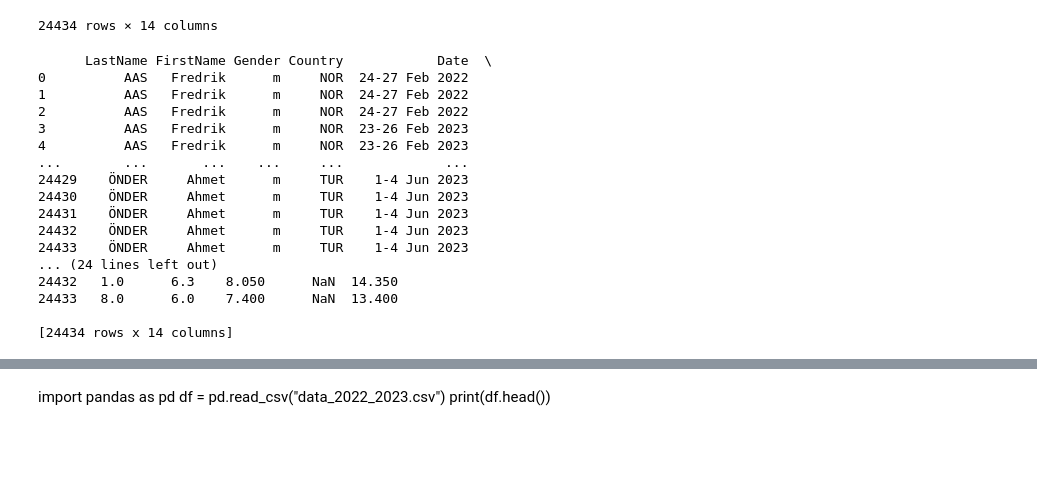
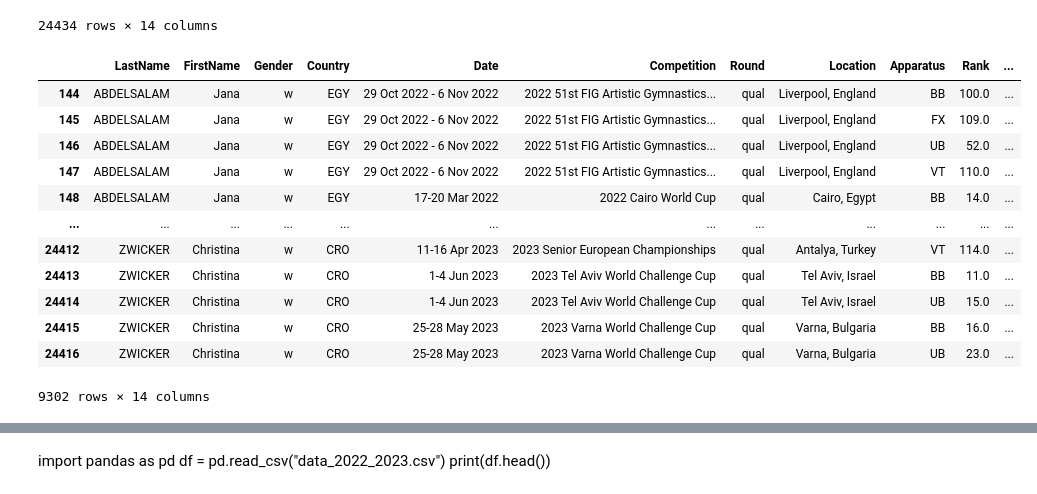
Before and after one commit to megaminding/gymnastics, a Jupyter notebook: index.ipynb, the cells around one changed output, grey strips where cells are left out. Cells and saved outputs as stored; diff of their text form; code cells hidden in the pictures; blank space fills up the shorter version.

```diff
--- a/index.ipynb
+++ b/index.ipynb
@@ -20,4 +20,20 @@ maindf
 # %%
 maindf.dropna(inplace=True, subset=[ 'Apparatus', 'Score', 'Country', 'D_Score', "E_Score"])
 maindf.loc[maindf['Apparatus'] == 'VT1', 'Apparatus'] = 'VT'
 maindf.loc[maindf['Apparatus'] == 'VT2', 'Apparatus'] = 'VT'
+maindf = maindf[maindf['Gender'] == 'w']
+maindf
+# %% [output]
+|  | LastName | FirstName | Gender | Country | Date | Competition | Round | Location | Apparatus | Rank | ... |
+| 144 | ABDELSALAM | Jana | w | EGY | 29 Oct 2022 - 6 Nov 2022 | 2022 51st FIG Artistic Gymnastics... | qual | Liverpool, England | BB | 100.0 | ... |
+| 145 | ABDELSALAM | Jana | w | EGY | 29 Oct 2022 - 6 Nov 2022 | 2022 51st FIG Artistic Gymnastics... | qual | Liverpool, England | FX | 109.0 | ... |
+| 146 | ABDELSALAM | Jana | w | EGY | 29 Oct 2022 - 6 Nov 2022 | 2022 51st FIG Artistic Gymnastics... | qual | Liverpool, England | UB | 52.0 | ... |
+| 147 | ABDELSALAM | Jana | w | EGY | 29 Oct 2022 - 6 Nov 2022 | 2022 51st FIG Artistic Gymnastics... | qual | Liverpool, England | VT | 110.0 | ... |
+| 148 | ABDELSALAM | Jana | w | EGY | 17-20 Mar 2022 | 2022 Cairo World Cup | qual | Cairo, Egypt | BB | 14.0 | ... |
+| ... | ... | ... | ... | ... | ... | ... | ... | ... | ... | ... | ... |
+| 24412 | ZWICKER | Christina | w | CRO | 11-16 Apr 2023 | 2023 Senior European Championships | qual | Antalya, Turkey | VT | 114.0 | ... |
+| 24413 | ZWICKER | Christina | w | CRO | 1-4 Jun 2023 | 2023 Tel Aviv World Challenge Cup | qual | Tel Aviv, Israel | BB | 11.0 | ... |
+| 24414 | ZWICKER | Christina | w | CRO | 1-4 Jun 2023 | 2023 Tel Aviv World Challenge Cup | qual | Tel Aviv, Israel | UB | 15.0 | ... |
+| 24415 | ZWICKER | Christina | w | CRO | 25-28 May 2023 | 2023 Varna World Challenge Cup | qual | Varna, Bulgaria | BB | 16.0 | ... |
+| 24416 | ZWICKER | Christina | w | CRO | 25-28 May 2023 | 2023 Varna World Challenge Cup | qual | Varna, Bulgaria | UB | 23.0 | ... |
+9302 rows × 14 columns
@@ -24,32 +58,6 @@ maindf.loc[maindf['Apparatus'] == 'VT2', 'Apparatus'] = 'VT'
 # %%
 with sqlite3.connect("gym") as conn:
     maindf.to_sql("gym", conn, if_exists = "replace", index = False)
-# %%
-with sqlite3.connect("gym") as conn:
-    cmd = \
-    """
-    SELECT * FROM gym
-    """
-    sql = pd.read_sql_query(cmd, conn)
-    print(sql)
-# %% [output]
-      LastName FirstName Gender Country            Date  \
-0          AAS   Fredrik      m     NOR  24-27 Feb 2022
-1          AAS   Fredrik      m     NOR  24-27 Feb 2022
-2          AAS   Fredrik      m     NOR  24-27 Feb 2022
-3          AAS   Fredrik      m     NOR  23-26 Feb 2023
-4          AAS   Fredrik      m     NOR  23-26 Feb 2023
-...        ...       ...    ...     ...             ...
-24429    ÖNDER     Ahmet      m     TUR    1-4 Jun 2023
-24430    ÖNDER     Ahmet      m     TUR    1-4 Jun 2023
-24431    ÖNDER     Ahmet      m     TUR    1-4 Jun 2023
-24432    ÖNDER     Ahmet      m     TUR    1-4 Jun 2023
-24433    ÖNDER     Ahmet      m     TUR    1-4 Jun 2023
-... (24 lines left out)
-24432   1.0      6.3    8.050      NaN  14.350
-24433   8.0      6.0    7.400      NaN  13.400
-
-[24434 rows x 14 columns]
 # %%
 def query_gym_database(country ):
     with sqlite3.connect('gym') as conn:
```
Also changed, not shown: parts of 8 cells of this notebook, 2 other files.
